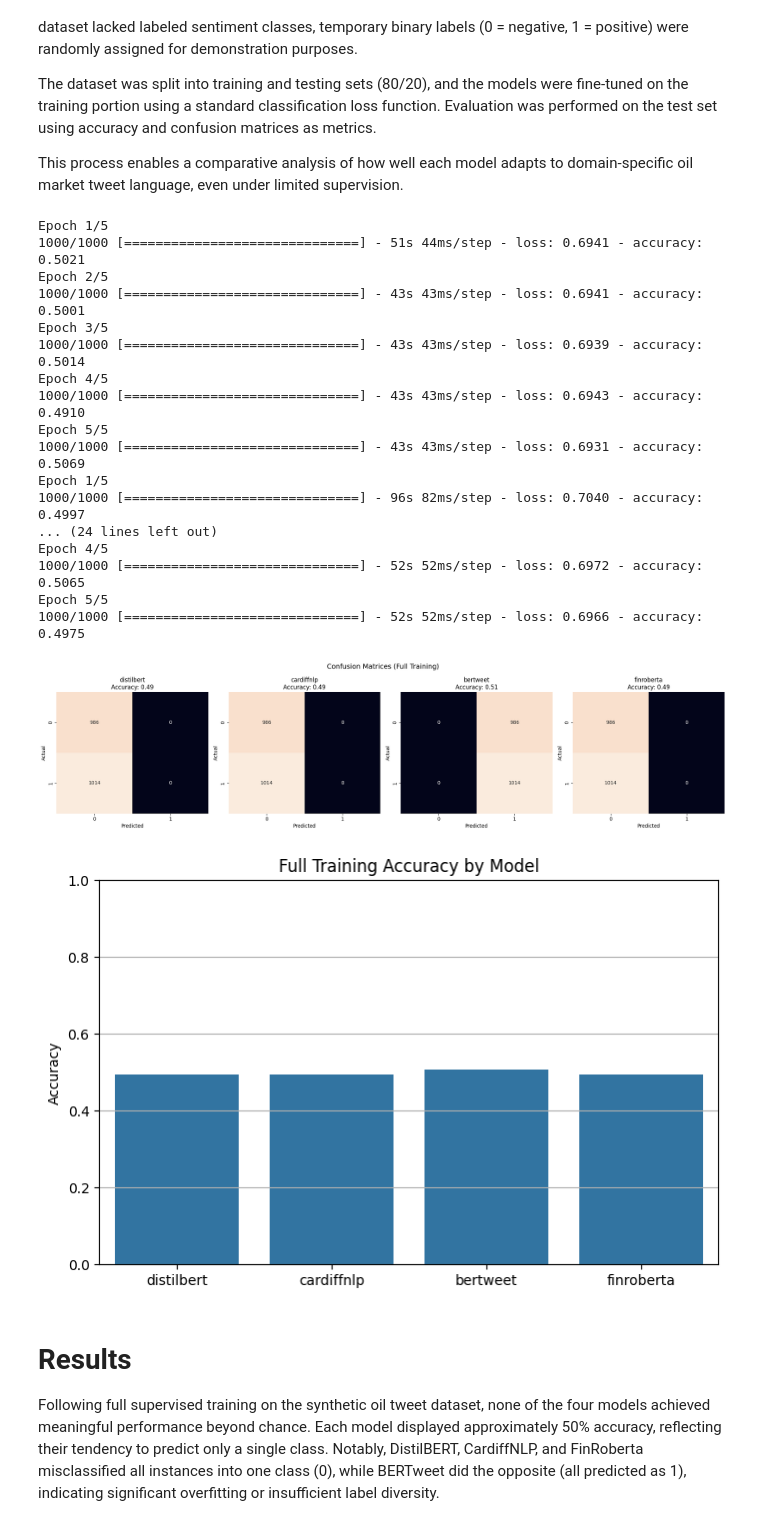
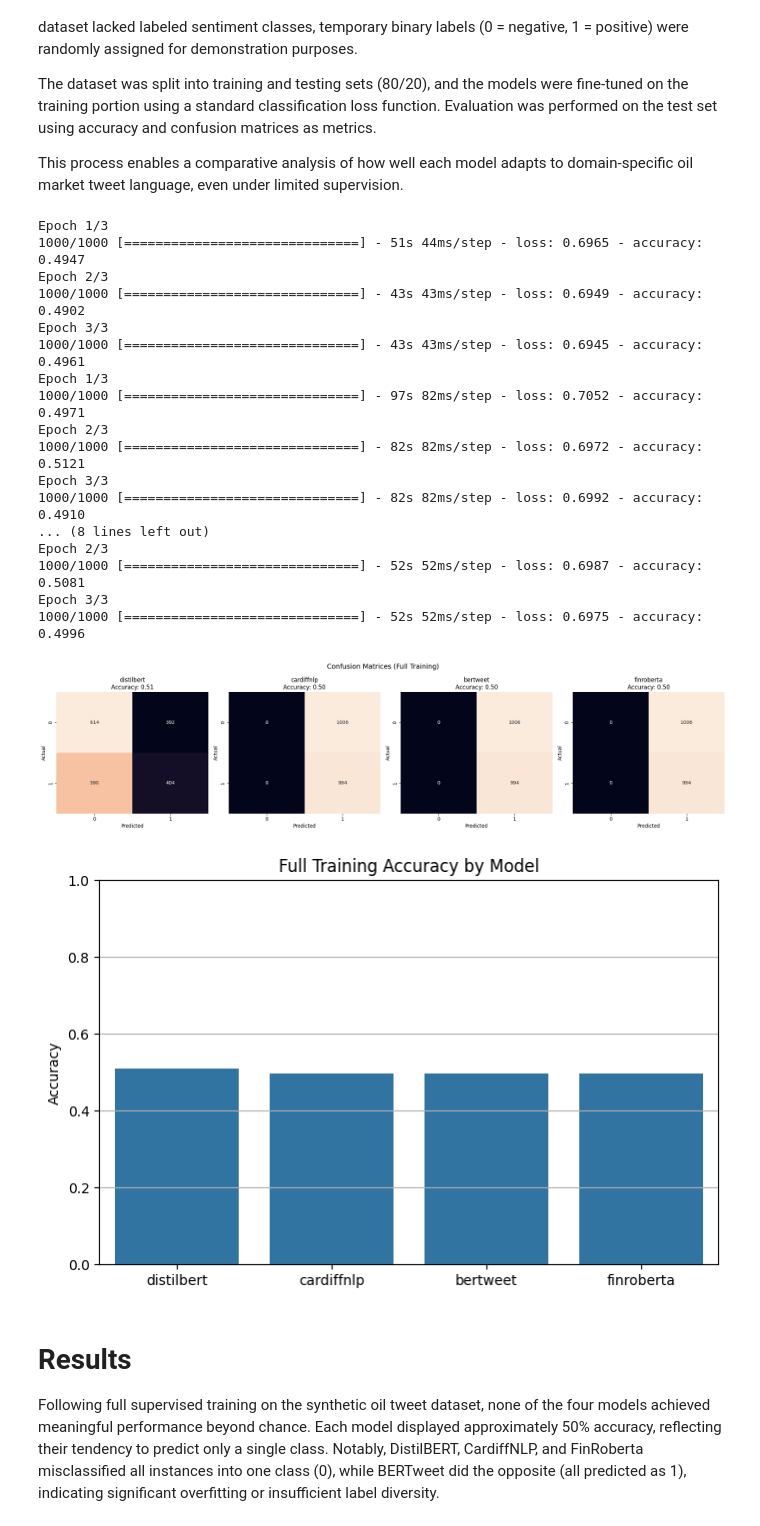
Before and after one commit to markbogorad/Fintext_NLP, a Jupyter notebook: OOTT/OOTT.ipynb, the cells around one changed output. Drawn from its saved outputs; the diff is of its cells as text; code cells hidden in the pictures.

```diff
--- a/OOTT/OOTT.ipynb
+++ b/OOTT/OOTT.ipynb
@@ -341,7 +319,7 @@ The dataset was split into training and testing sets (80/20), and the models wer
 
 This process enables a comparative analysis of how well each model adapts to domain-specific oil market tweet language, even under limited supervision.
 # %%
-# Ensure proper column types
+# Read labels and tweets
 df["label"] = df["label"].astype(int)
 df["content"] = df["content"].astype(str)
 
@@ -357,7 +335,7 @@ for name, meta in models.items():
     train_ds = prepare_tf_dataset(train_df, tokenizer)
     test_ds = prepare_tf_dataset(test_df, tokenizer)
 
-    fine_tune_few_shot(model, train_ds, epochs=5)
+    fine_tune_few_shot(model, train_ds, epochs=3)
 
     logits_list = []
     batch_size = 64
@@ -374,52 +352,52 @@ for name, meta in models.items():
         logits_list.append(batch_logits)
 
     logits = tf.concat(logits_list, axis=0)
     preds = tf.argmax(logits, axis=1).numpy()
     y_true = test_df["label"].values
 
     acc = accuracy_score(y_true, preds)
     cm = confusion_matrix(y_true, preds)
     results[name] = {"accuracy": acc, "confusion_matrix": cm}
 
 # Plot confusion matrices
 fig, axes = plt.subplots(1, len(results), figsize=(5 * len(results), 5))
 for ax, (name, res) in zip(axes, results.items()):
     sns.heatmap(res["confusion_matrix"], annot=True, fmt="d", ax=ax, cbar=False)
     ax.set_title(f"{name}\nAccuracy: {res['accuracy']:.2f}")
     ax.set_xlabel("Predicted")
     ax.set_ylabel("Actual")
 plt.suptitle("Confusion Matrices (Full Training)", fontsize=14)
 plt.tight_layout()
 plt.show()
 
 # Plot accuracy comparison
 plt.figure(figsize=(8, 5))
 sns.barplot(x=list(results.keys()), y=[res["accuracy"] for res in results.values()])
 plt.ylim(0, 1)
 plt.title("Full Training Accuracy by Model")
 plt.ylabel("Accuracy")
 plt.grid(axis='y')
 plt.show()
 # %% [output]
-Epoch 1/5
-1000/1000 [==============================] - 51s 44ms/step - loss: 0.6941 - accuracy: 0.5021
-Epoch 2/5
-1000/1000 [==============================] - 43s 43ms/step - loss: 0.6941 - accuracy: 0.5001
-Epoch 3/5
-1000/1000 [==============================] - 43s 43ms/step - loss: 0.6939 - accuracy: 0.5014
-Epoch 4/5
-1000/1000 [==============================] - 43s 43ms/step - loss: 0.6943 - accuracy: 0.4910
-Epoch 5/5
-1000/1000 [==============================] - 43s 43ms/step - loss: 0.6931 - accuracy: 0.5069
-Epoch 1/5
-1000/1000 [==============================] - 96s 82ms/step - loss: 0.7040 - accuracy: 0.4997
-... (24 lines left out)
-Epoch 4/5
-1000/1000 [==============================] - 52s 52ms/step - loss: 0.6972 - accuracy: 0.5065
-Epoch 5/5
-1000/1000 [==============================] - 52s 52ms/step - loss: 0.6966 - accuracy: 0.4975
+Epoch 1/3
+1000/1000 [==============================] - 51s 44ms/step - loss: 0.6965 - accuracy: 0.4947
+Epoch 2/3
+1000/1000 [==============================] - 43s 43ms/step - loss: 0.6949 - accuracy: 0.4902
+Epoch 3/3
+1000/1000 [==============================] - 43s 43ms/step - loss: 0.6945 - accuracy: 0.4961
+Epoch 1/3
+1000/1000 [==============================] - 97s 82ms/step - loss: 0.7052 - accuracy: 0.4971
+Epoch 2/3
+1000/1000 [==============================] - 82s 82ms/step - loss: 0.6972 - accuracy: 0.5121
+Epoch 3/3
+1000/1000 [==============================] - 82s 82ms/step - loss: 0.6992 - accuracy: 0.4910
+... (8 lines left out)
+Epoch 2/3
+1000/1000 [==============================] - 52s 52ms/step - loss: 0.6987 - accuracy: 0.5081
+Epoch 3/3
+1000/1000 [==============================] - 52s 52ms/step - loss: 0.6975 - accuracy: 0.4996
-[figure, old version]
+[figure, new version]
-[figure, old version]
+[figure, new version]
 # %% [markdown]
 # Results
 
```
Also changed, not shown: parts of 8 cells of this notebook.
